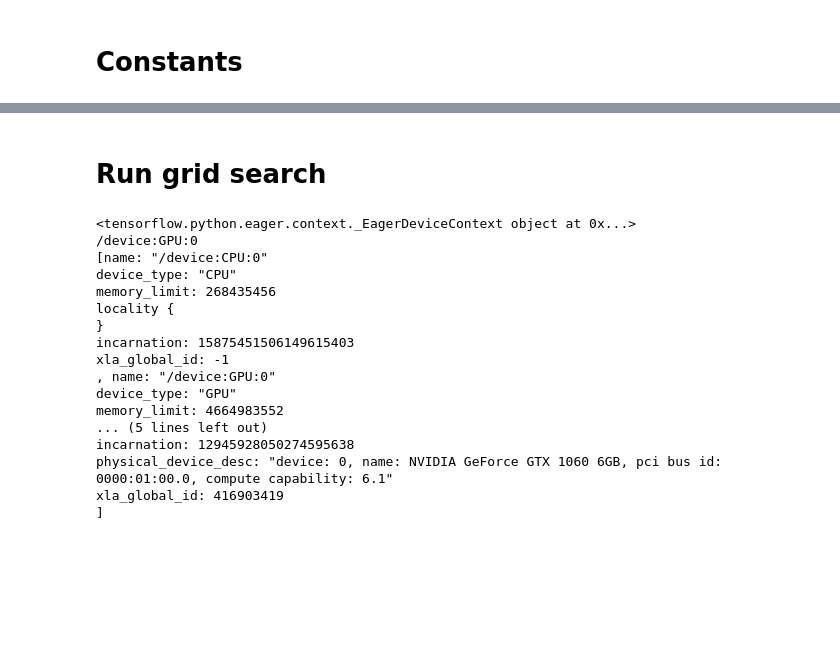
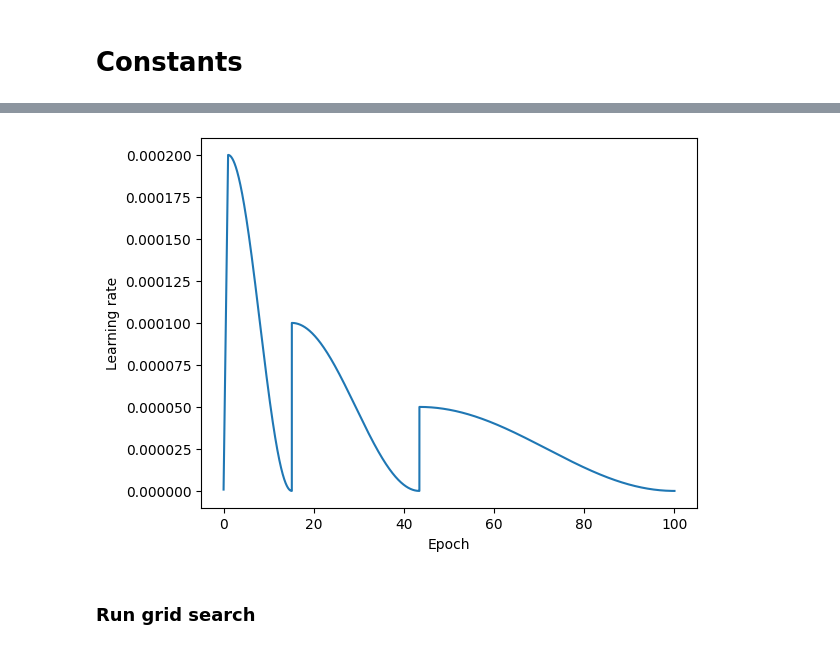
Before and after one commit to fogg-lab/tissue-model-analysis-tools, a Jupyter notebook: notebooks/train_binary_segmentation.ipynb, the cells around one changed output, grey strips where cells are left out. Saved outputs shown, nothing was run; the diff lists cells and outputs as text; code cells hidden in the pictures; blank space fills up the shorter version.

```diff
--- a/notebooks/train_binary_segmentation.ipynb
+++ b/notebooks/train_binary_segmentation.ipynb
@@ -270,23 +402,14 @@ for i in range(batch_size):
+# %%
+# Plot the learning rate over all epochs
+# If ReduceLROnPlateau is used, possible LR reductions after the warmup period are not plotted
+n_steps = epoch_len * n_epochs
+lr_each_step = [lr_schedule(i) for i in range(n_steps)]
+epoch_each_step = np.arange(1, n_steps+1) / epoch_len
+plt.plot(epoch_each_step, lr_each_step)
+plt.xlabel('Epoch')
+plt.ylabel('Learning rate')
+plt.show()
+# %% [output]
+[figure, added]
 # %% [markdown]
-# Run grid search
+### Run grid search
-# %%
-# make sure tensorflow is using the GPU
-print(device_lib.list_local_devices())
-# %% [output]
-<tensorflow.python.eager.context._EagerDeviceContext object at 0x...>
-/device:GPU:0
-[name: "/device:CPU:0"
-device_type: "CPU"
-memory_limit: 268435456
-locality {
-}
-incarnation: 15875451506149615403
-xla_global_id: -1
-, name: "/device:GPU:0"
-device_type: "GPU"
-memory_limit: 4664983552
-... (5 lines left out)
-incarnation: 12945928050274595638
-physical_device_desc: "device: 0, name: NVIDIA GeForce GTX 1060 6GB, pci bus id: 0000:01:00.0, compute capability: 6.1"
-xla_global_id: 416903419
-]
```
Also changed, not shown: parts of 49 cells of this notebook, 11 other files.
